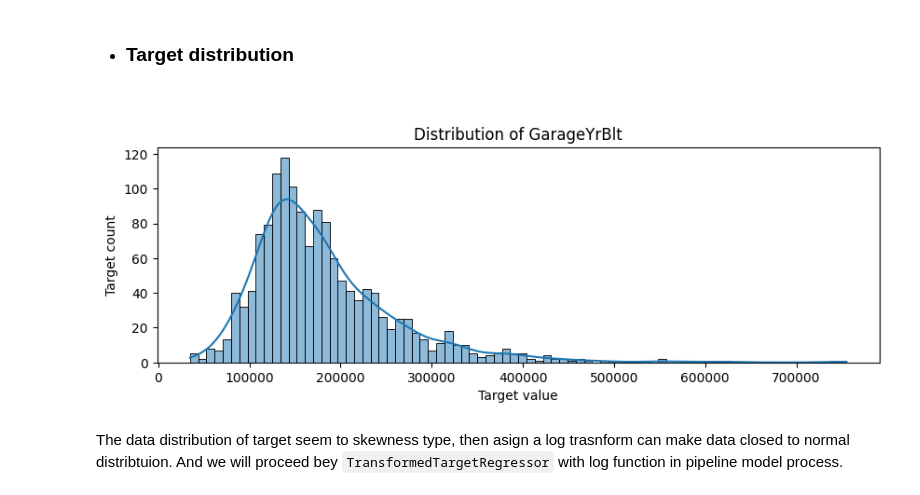
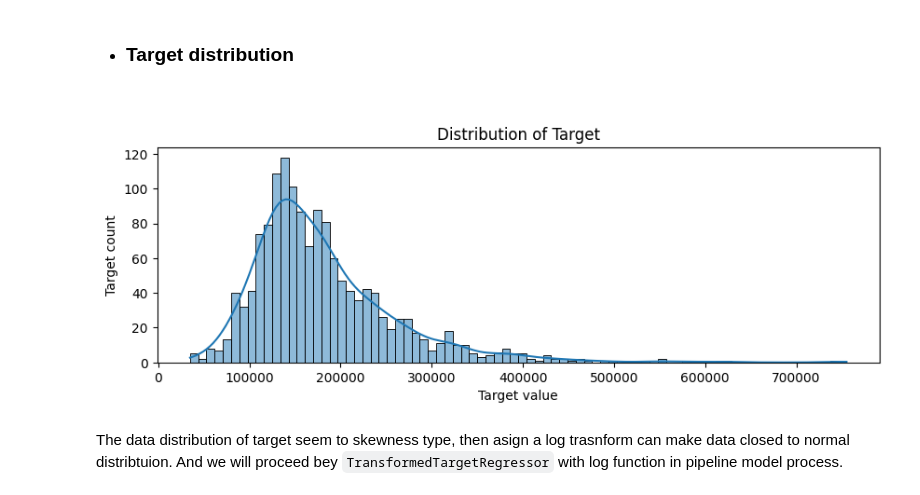
Before and after one commit to sencesco/Machine-Learning, a Jupyter notebook: hose-price-advanced.ipynb, the cells around one changed output. Cells and saved outputs as stored; diff of their text form; code cells hidden in the pictures.

```diff
--- a/hose-price-advanced.ipynb
+++ b/hose-price-advanced.ipynb
@@ -230,16 +230,16 @@ Then in missing value we can imputing same strategy but in data encoding differe
 # %%
 # Check target distribution
 # house_price['SalePrice'].hist(bins=80, figsize=(10, 3), grid=False)
 
 plt.figure(figsize=(10, 3))
 sns.histplot(target, kde=True, bins=80)
-plt.title(f'\nDistribution of {feature}', fontsize=12)
+plt.title(f'\nDistribution of Target', fontsize=12)
 plt.xlabel('Target value', fontsize=10)
 plt.ylabel('Target count', fontsize=10)
 plt.tick_params(axis='both', which='major', labelsize=10)  # Major ticks
 plt.show()
 # %% [output]
-[figure, old version]
+[figure, new version]
 # %% [markdown]
 The data distribution of target seem to skewness type, then asign a log trasnform can make data closed to normal distribtuion. And we will proceed bey `TransformedTargetRegressor` with log function in pipeline model process.
 # %% [markdown]
```
Also changed, not shown: parts of 4 cells of this notebook.
